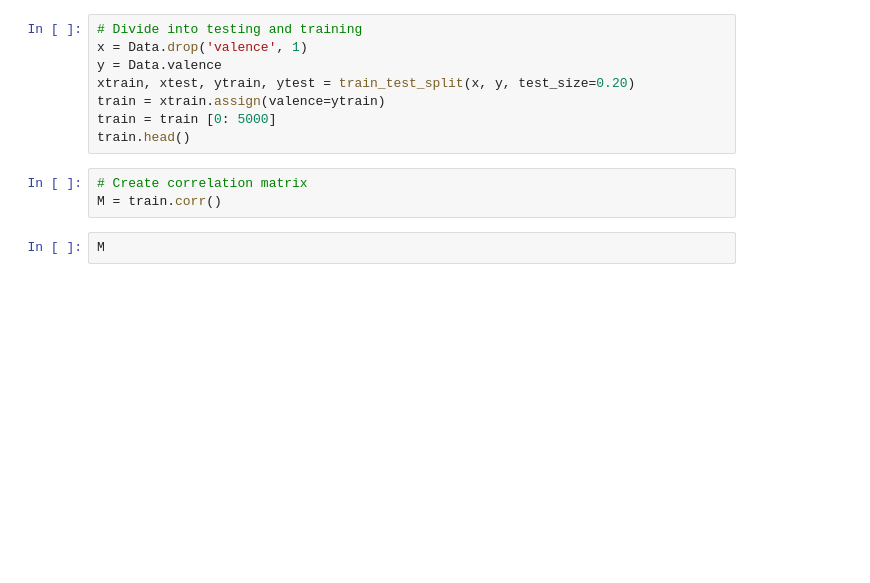
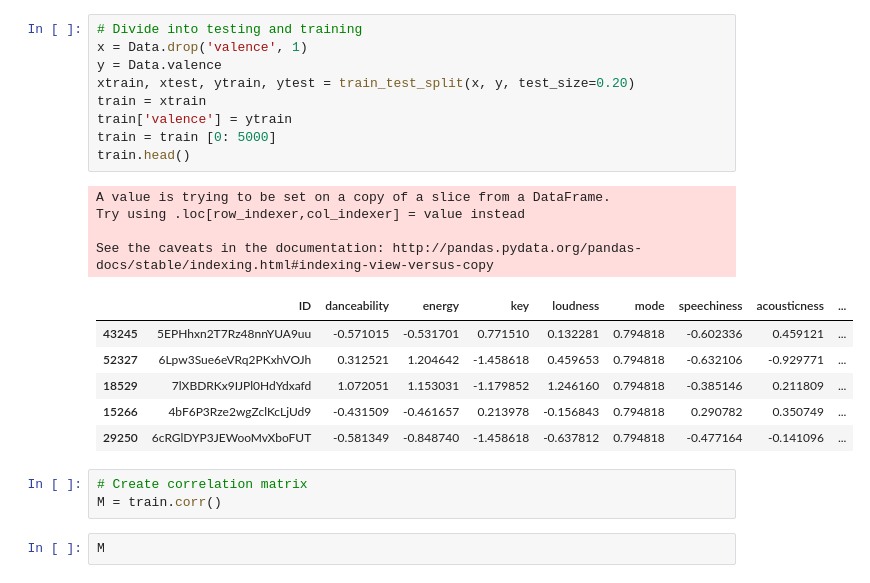
Before and after one commit to hsadoyan/DAFinalProject, a Jupyter notebook: PCA-3.ipynb, the cells around one changed output. Cells and saved outputs as stored; diff of their text form; blank space fills up the shorter version.

```diff
--- a/PCA-3.ipynb
+++ b/PCA-3.ipynb
@@ -36,11 +67,23 @@ Data.count()
 # %%
 # Divide into testing and training
 x = Data.drop('valence', 1)
 y = Data.valence
 xtrain, xtest, ytrain, ytest = train_test_split(x, y, test_size=0.20)
-train = xtrain.assign(valence=ytrain)
+train = xtrain
+train['valence'] = ytrain
 train = train [0: 5000]
 train.head()
+# %% [output]
+A value is trying to be set on a copy of a slice from a DataFrame.
+Try using .loc[row_indexer,col_indexer] = value instead
+
+See the caveats in the documentation: http://pandas.pydata.org/pandas-docs/stable/indexing.html#indexing-view-versus-copy
+|  | ID | danceability | energy | key | loudness | mode | speechiness | acousticness | ... |
+| 43245 | 5EPHhxn2T7Rz48nnYUA9uu | -0.571015 | -0.531701 | 0.771510 | 0.132281 | 0.794818 | -0.602336 | 0.459121 | ... |
+| 52327 | 6Lpw3Sue6eVRq2PKxhVOJh | 0.312521 | 1.204642 | -1.458618 | 0.459653 | 0.794818 | -0.632106 | -0.929771 | ... |
+| 18529 | 7lXBDRKx9IJPl0HdYdxafd | 1.072051 | 1.153031 | -1.179852 | 1.246160 | 0.794818 | -0.385146 | 0.211809 | ... |
+| 15266 | 4bF6P3Rze2wgZclKcLjUd9 | -0.431509 | -0.461657 | 0.213978 | -0.156843 | 0.794818 | 0.290782 | 0.350749 | ... |
+| 29250 | 6cRGlDYP3JEWooMvXboFUT | -0.581349 | -0.848740 | -1.458618 | -0.637812 | 0.794818 | -0.477164 | -0.141096 | ... |
 # %%
 # Create correlation matrix
 M = train.corr()
```
Also changed, not shown: parts of 37 cells of this notebook.
